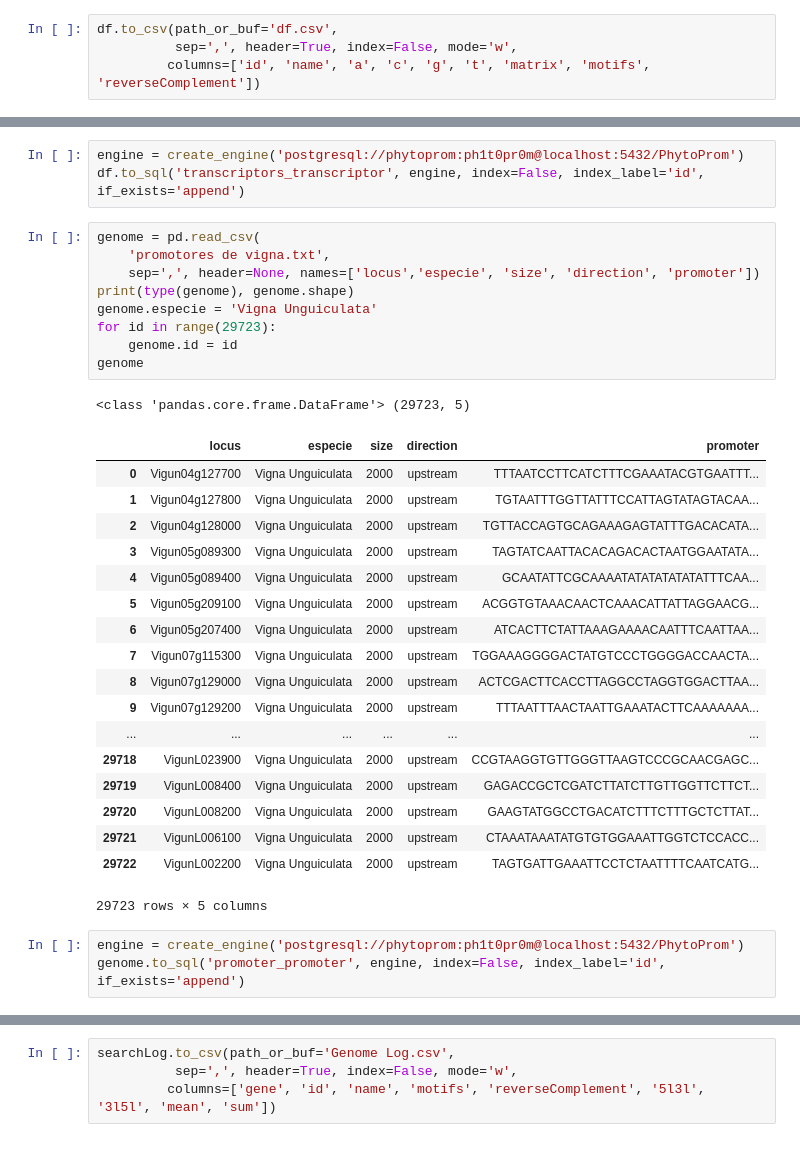
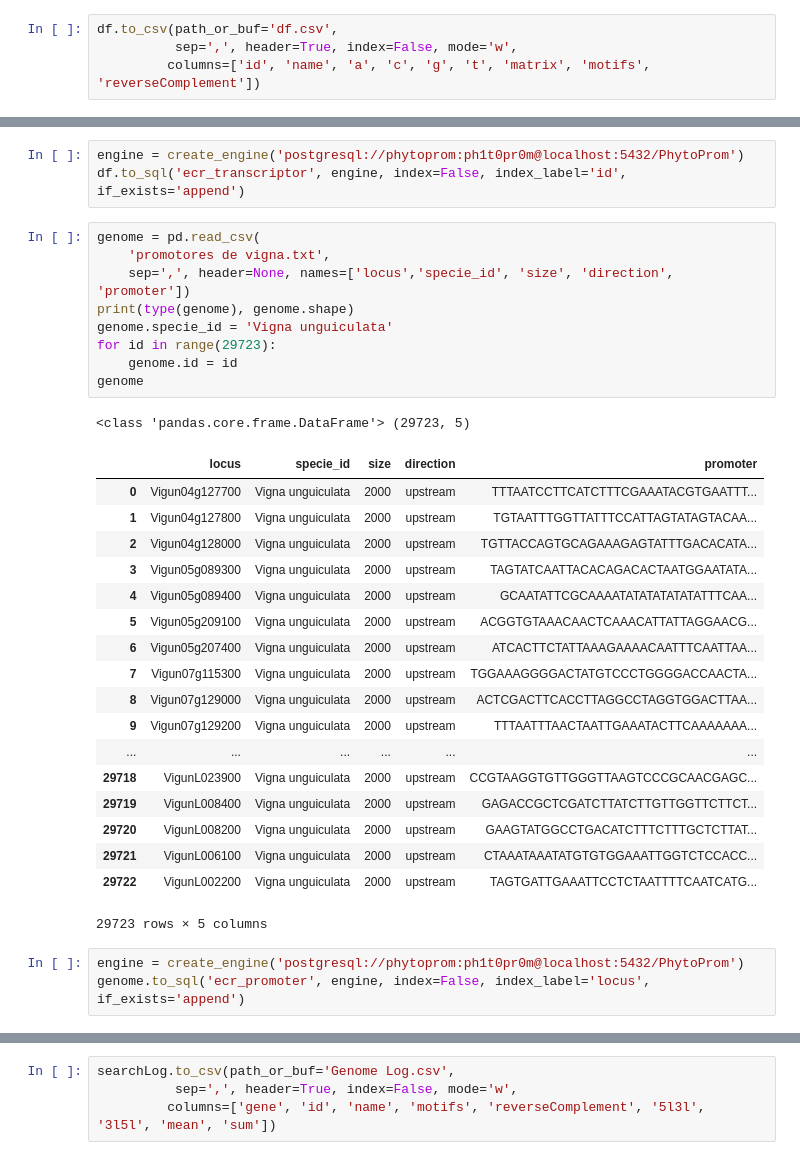
Before and after one commit to filipecmedeiros/PhytoProm, a Jupyter notebook: Data science/Pré-processamento.ipynb, the cells around one changed output, grey strips where cells are left out. Saved outputs shown, nothing was run; the diff lists cells and outputs as text.

```diff
--- a/Data science/Pré-processamento.ipynb
+++ b/Data science/Pré-processamento.ipynb
@@ -498,38 +525,38 @@ df.to_csv(path_or_buf='df.csv',
 # %%
 engine = create_engine('postgresql://phytoprom:ph1t0pr0m@localhost:5432/PhytoProm')
-df.to_sql('transcriptors_transcriptor', engine, index=False, index_label='id', if_exists='append')
+df.to_sql('ecr_transcriptor', engine, index=False, index_label='id', if_exists='append')
 # %%
 genome = pd.read_csv(
     'promotores de vigna.txt',
-    sep=',', header=None, names=['locus','especie', 'size', 'direction', 'promoter'])
+    sep=',', header=None, names=['locus','specie_id', 'size', 'direction', 'promoter'])
 print(type(genome), genome.shape)
-genome.especie = 'Vigna Unguiculata'
+genome.specie_id = 'Vigna unguiculata'
 for id in range(29723):
     genome.id = id
 genome
 # %% [output]
 <class 'pandas.core.frame.DataFrame'> (29723, 5)
-|  | locus | especie | size | direction | promoter |
-| 0 | Vigun04g127700 | Vigna Unguiculata | 2000 | upstream | TTTAATCCTTCATCTTTCGAAATACGTGAATTT... |
-| 1 | Vigun04g127800 | Vigna Unguiculata | 2000 | upstream | TGTAATTTGGTTATTTCCATTAGTATAGTACAA... |
-| 2 | Vigun04g128000 | Vigna Unguiculata | 2000 | upstream | TGTTACCAGTGCAGAAAGAGTATTTGACACATA... |
-| 3 | Vigun05g089300 | Vigna Unguiculata | 2000 | upstream | TAGTATCAATTACACAGACACTAATGGAATATA... |
-| 4 | Vigun05g089400 | Vigna Unguiculata | 2000 | upstream | GCAATATTCGCAAAATATATATATATATTTCAA... |
-| 5 | Vigun05g209100 | Vigna Unguiculata | 2000 | upstream | ACGGTGTAAACAACTCAAACATTATTAGGAACG... |
-| 6 | Vigun05g207400 | Vigna Unguiculata | 2000 | upstream | ATCACTTCTATTAAAGAAAACAATTTCAATTAA... |
-| 7 | Vigun07g115300 | Vigna Unguiculata | 2000 | upstream | TGGAAAGGGGACTATGTCCCTGGGGACCAACTA... |
-| 8 | Vigun07g129000 | Vigna Unguiculata | 2000 | upstream | ACTCGACTTCACCTTAGGCCTAGGTGGACTTAA... |
-| 9 | Vigun07g129200 | Vigna Unguiculata | 2000 | upstream | TTTAATTTAACTAATTGAAATACTTCAAAAAAA... |
+|  | locus | specie_id | size | direction | promoter |
+| 0 | Vigun04g127700 | Vigna unguiculata | 2000 | upstream | TTTAATCCTTCATCTTTCGAAATACGTGAATTT... |
+| 1 | Vigun04g127800 | Vigna unguiculata | 2000 | upstream | TGTAATTTGGTTATTTCCATTAGTATAGTACAA... |
+| 2 | Vigun04g128000 | Vigna unguiculata | 2000 | upstream | TGTTACCAGTGCAGAAAGAGTATTTGACACATA... |
+| 3 | Vigun05g089300 | Vigna unguiculata | 2000 | upstream | TAGTATCAATTACACAGACACTAATGGAATATA... |
+| 4 | Vigun05g089400 | Vigna unguiculata | 2000 | upstream | GCAATATTCGCAAAATATATATATATATTTCAA... |
+| 5 | Vigun05g209100 | Vigna unguiculata | 2000 | upstream | ACGGTGTAAACAACTCAAACATTATTAGGAACG... |
+| 6 | Vigun05g207400 | Vigna unguiculata | 2000 | upstream | ATCACTTCTATTAAAGAAAACAATTTCAATTAA... |
+| 7 | Vigun07g115300 | Vigna unguiculata | 2000 | upstream | TGGAAAGGGGACTATGTCCCTGGGGACCAACTA... |
+| 8 | Vigun07g129000 | Vigna unguiculata | 2000 | upstream | ACTCGACTTCACCTTAGGCCTAGGTGGACTTAA... |
+| 9 | Vigun07g129200 | Vigna unguiculata | 2000 | upstream | TTTAATTTAACTAATTGAAATACTTCAAAAAAA... |
 | ... | ... | ... | ... | ... | ... |
-| 29718 | VigunL023900 | Vigna Unguiculata | 2000 | upstream | CCGTAAGGTGTTGGGTTAAGTCCCGCAACGAGC... |
-| 29719 | VigunL008400 | Vigna Unguiculata | 2000 | upstream | GAGACCGCTCGATCTTATCTTGTTGGTTCTTCT... |
-| 29720 | VigunL008200 | Vigna Unguiculata | 2000 | upstream | GAAGTATGGCCTGACATCTTTCTTTGCTCTTAT... |
-| 29721 | VigunL006100 | Vigna Unguiculata | 2000 | upstream | CTAAATAAATATGTGTGGAAATTGGTCTCCACC... |
-| 29722 | VigunL002200 | Vigna Unguiculata | 2000 | upstream | TAGTGATTGAAATTCCTCTAATTTTCAATCATG... |
+| 29718 | VigunL023900 | Vigna unguiculata | 2000 | upstream | CCGTAAGGTGTTGGGTTAAGTCCCGCAACGAGC... |
+| 29719 | VigunL008400 | Vigna unguiculata | 2000 | upstream | GAGACCGCTCGATCTTATCTTGTTGGTTCTTCT... |
+| 29720 | VigunL008200 | Vigna unguiculata | 2000 | upstream | GAAGTATGGCCTGACATCTTTCTTTGCTCTTAT... |
+| 29721 | VigunL006100 | Vigna unguiculata | 2000 | upstream | CTAAATAAATATGTGTGGAAATTGGTCTCCACC... |
+| 29722 | VigunL002200 | Vigna unguiculata | 2000 | upstream | TAGTGATTGAAATTCCTCTAATTTTCAATCATG... |
 29723 rows × 5 columns
 # %%
 engine = create_engine('postgresql://phytoprom:ph1t0pr0m@localhost:5432/PhytoProm')
-genome.to_sql('promoter_promoter', engine, index=False, index_label='id', if_exists='append')
+genome.to_sql('ecr_promoter', engine, index=False, index_label='locus', if_exists='append')
 # %%
 def ecrMiner (promoter, ecr):
     searchLog = ecr.filter(['ID', 'Name', 'Motifs', 'ReverseComplement'], axis=1)
```
Also changed, not shown: parts of 14 cells of this notebook, 40 other files.
